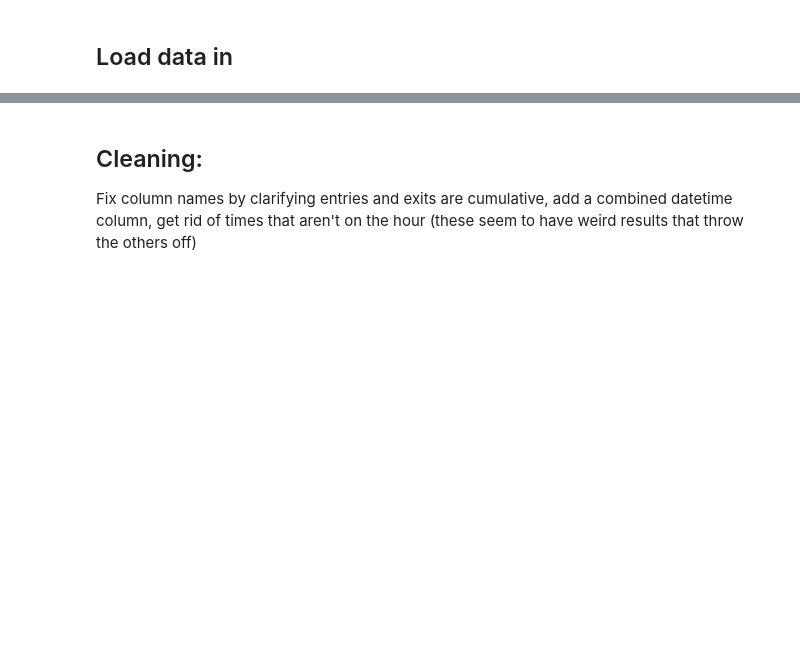
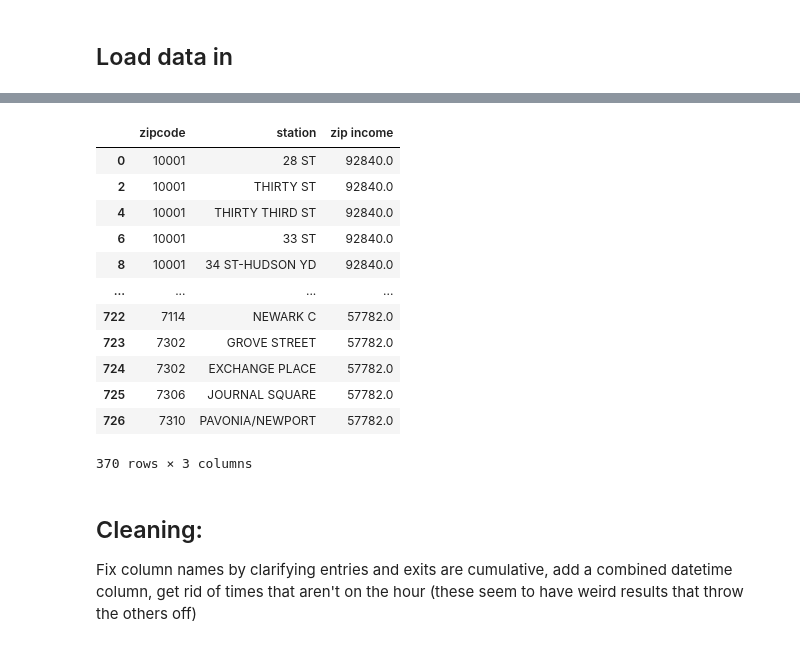
Before and after one commit to mattsegall/MTA-Project1, a Jupyter notebook: Time analysis.ipynb, the cells around one changed output, grey strips where cells are left out. Drawn from its saved outputs; the diff is of its cells as text; code cells hidden in the pictures; blank space fills up the shorter version.

```diff
--- a/Time analysis.ipynb
+++ b/Time analysis.ipynb
@@ -42,0 +16,3 @@ len(zip_codes)
+# %%
+zip_codes['zip_code']=zip_codes['zip_code'].astype('str')
+zip_codes.info()
@@ -43,3 +55,21 @@ len(zip_codes)
+# %%
+zip_codes['zip income']=zip_codes['zip income'].astype('float')
+zip_codes.fillna(57782, inplace=True)
+zip_codes
+# %% [output]
+|  | zipcode | station | zip income |
+| 0 | 10001 | 28 ST | 92840.0 |
+| 2 | 10001 | THIRTY ST | 92840.0 |
+| 4 | 10001 | THIRTY THIRD ST | 92840.0 |
+| 6 | 10001 | 33 ST | 92840.0 |
+| 8 | 10001 | 34 ST-HUDSON YD | 92840.0 |
+| ... | ... | ... | ... |
+| 722 | 7114 | NEWARK C | 57782.0 |
+| 723 | 7302 | GROVE STREET | 57782.0 |
+| 724 | 7302 | EXCHANGE PLACE | 57782.0 |
+| 725 | 7306 | JOURNAL SQUARE | 57782.0 |
+| 726 | 7310 | PAVONIA/NEWPORT | 57782.0 |
+370 rows × 3 columns
 # %% [markdown]
 ## Cleaning: ##
 
```
Also changed, not shown: parts of 13 cells of this notebook.
